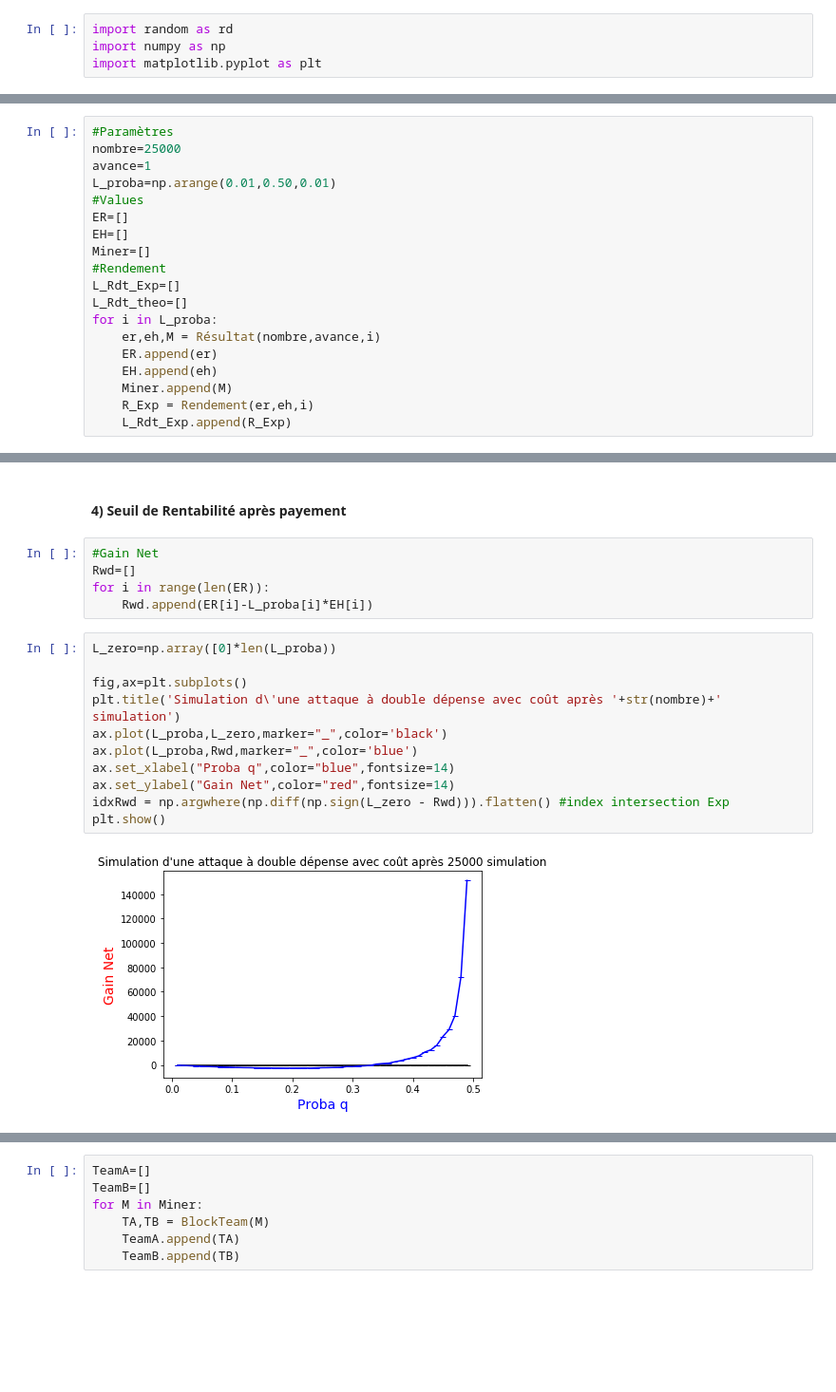
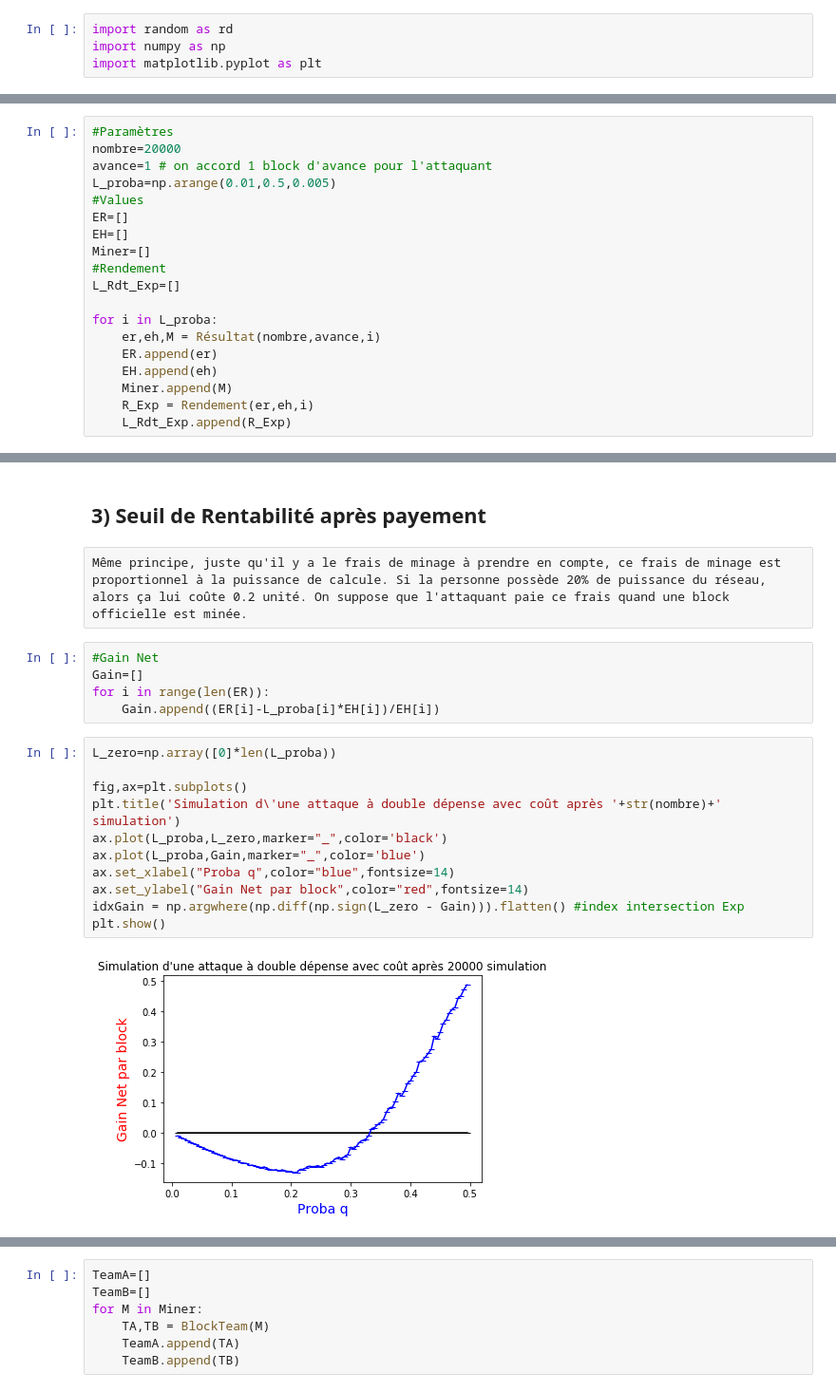
Before and after one commit to redek-zelton/Cryptofinance, a Jupyter notebook: Attack Selfish Mining/Attack_Selfish_Mining.ipynb, the cells around one changed output, grey strips where cells are left out. Shown at 95% size. Drawn from its saved outputs; the diff is of its cells as text; blank space fills up the shorter version.

```diff
--- a/Attack Selfish Mining/Attack_Selfish_Mining.ipynb
+++ b/Attack Selfish Mining/Attack_Selfish_Mining.ipynb
@@ -53,15 +65,15 @@ def Rendement(ER,EH,proba):
 # %%
 #Paramètres
-nombre=25000
-avance=1
-L_proba=np.arange(0.01,0.50,0.01)
+nombre=20000
+avance=1 # on accord 1 block d'avance pour l'attaquant
+L_proba=np.arange(0.01,0.5,0.005)
 #Values
 ER=[]
 EH=[]
 Miner=[]
 #Rendement
 L_Rdt_Exp=[]
-L_Rdt_theo=[]
+
 for i in L_proba:
     er,eh,M = Résultat(nombre,avance,i)
     ER.append(er)
@@ -91,21 +105,23 @@ Valeur min de Rdt Expérimental =>  0.33
 # %% [markdown]
-#### 4) Seuil de Rentabilité après payement
+## 3) Seuil de Rentabilité après payement
+# %% [raw]
+Même principe, juste qu'il y a le frais de minage à prendre en compte, ce frais de minage est proportionnel à la puissance de calcule. Si la personne possède 20% de puissance du réseau, alors ça lui coûte 0.2 unité. On suppose que l'attaquant paie ce frais quand une block officielle est minée.
 # %%
 #Gain Net
-Rwd=[]
+Gain=[]
 for i in range(len(ER)):
-    Rwd.append(ER[i]-L_proba[i]*EH[i])
+    Gain.append((ER[i]-L_proba[i]*EH[i])/EH[i])
 # %%
 L_zero=np.array([0]*len(L_proba))
 
 fig,ax=plt.subplots()
 plt.title('Simulation d\'une attaque à double dépense avec coût après '+str(nombre)+' simulation')
 ax.plot(L_proba,L_zero,marker="_",color='black')
-ax.plot(L_proba,Rwd,marker="_",color='blue')
+ax.plot(L_proba,Gain,marker="_",color='blue')
 ax.set_xlabel("Proba q",color="blue",fontsize=14)
-ax.set_ylabel("Gain Net",color="red",fontsize=14)
-idxRwd = np.argwhere(np.diff(np.sign(L_zero - Rwd))).flatten() #index intersection Exp
+ax.set_ylabel("Gain Net par block",color="red",fontsize=14)
+idxGain = np.argwhere(np.diff(np.sign(L_zero - Gain))).flatten() #index intersection Exp
 plt.show()
 # %% [output]
-[figure, old version]
+[figure, new version]
 # %%
```
Also changed, not shown: parts of 24 cells of this notebook, 4 other files.
